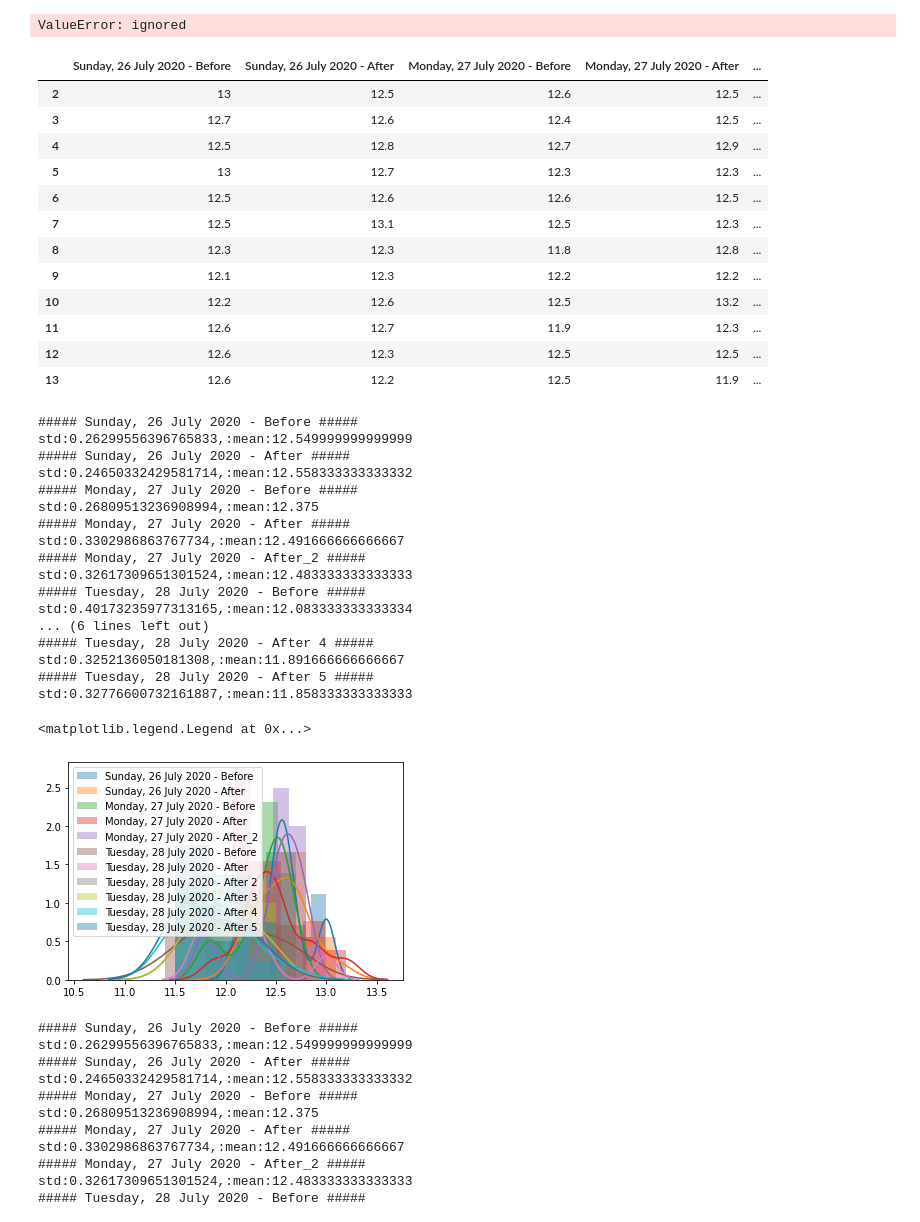
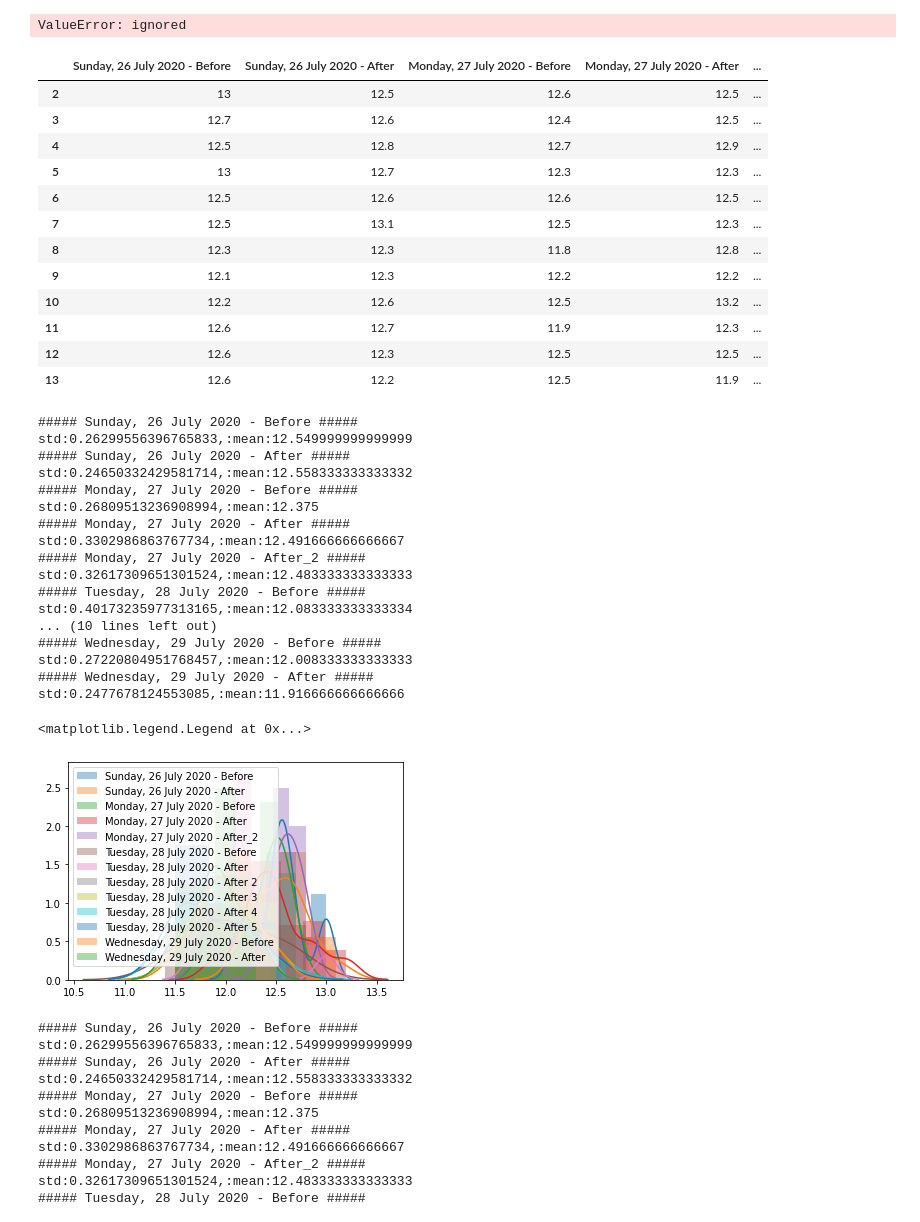
Before and after one commit to gwillig/data_analyse_friends_allergy, a Jupyter notebook: allergy.ipynb, the cells around one changed output. Drawn from its saved outputs; the diff is of its cells as text; code cells hidden in the pictures.

```diff
--- a/allergy.ipynb
+++ b/allergy.ipynb
@@ -324,7 +287,9 @@ gesamt={"2020-07-26_bevore":[14.5,15,15,13,14,13,13,11.5,11,15,14,14,14,13.5,13]
         "2020-07-27_bevore":[10.5,11,11,10.5,11,11,11,10.5,11,11.5,11,11],
         "2020-07-27_after":[9, 9.5, 8., 9.5, 10, 10, 10.5, 11, 10.5, 11, 10, 10.5 ],
         "2020-07-28_bevore":[10,10,11,11,11.5,11,11.5,10,12,11,11.5,11],
-        "2020-07-28_after":[9.5, 8, 9.5, 9.5, 9.5, 8.5, 8.5, 8, 8, 8., 8.5  ],
+        "2020-07-28_after":[9.5, 8, 9.5, 9.5, 9.5, 8.5, 8.5, 8, 8, 8., 8.5],
+        "2020-07-29_bevore":[10, 9, 10, 10.5, 9,10, 10, 9.5, 9.5, 9, 10, 9.5],
+        "2020-07-29_after":[10, 10.5, 9.5, 10, 9.5, 10, 9.5, 10,9, 9.5, 10, 10],
         }
 mean = np.mean(gesamt["2020-07-26_bevore"])
 std = np.std(gesamt["2020-07-26_bevore"])
@@ -438,45 +400,45 @@ df_exercise = df_exercise.rename(columns=df_exercise.iloc[0]).drop([0])
 df_exercise.head()
 
 # Visualize the data
-for el in list(df_proc_fin.loc[:,:"Tuesday, 28 July 2020 - After 5"].keys()):
+for el in list(df_proc_fin.loc[:,:"Wednesday, 29 July 2020 - After"].keys()):
   print(f"##### {el} #####")
   df_proc_fin[el] = df_proc_fin[el].astype(float)
   print(f"std:{np.std(df_proc_fin[el].values)},:mean:{np.mean(df_proc_fin[el].values)}")
   ax = sns.distplot(df_proc_fin[el].values,label=el)
 plt.legend()
 # %% [output]
 |  | Sunday, 26 July 2020 - Before | Sunday, 26 July 2020 - After | Monday, 27 July 2020 - Before | Monday, 27 July 2020 - After | ... |
 | 2 | 13 | 12.5 | 12.6 | 12.5 | ... |
 | 3 | 12.7 | 12.6 | 12.4 | 12.5 | ... |
 | 4 | 12.5 | 12.8 | 12.7 | 12.9 | ... |
 | 5 | 13 | 12.7 | 12.3 | 12.3 | ... |
 | 6 | 12.5 | 12.6 | 12.6 | 12.5 | ... |
 | 7 | 12.5 | 13.1 | 12.5 | 12.3 | ... |
 | 8 | 12.3 | 12.3 | 11.8 | 12.8 | ... |
 | 9 | 12.1 | 12.3 | 12.2 | 12.2 | ... |
 | 10 | 12.2 | 12.6 | 12.5 | 13.2 | ... |
 | 11 | 12.6 | 12.7 | 11.9 | 12.3 | ... |
 | 12 | 12.6 | 12.3 | 12.5 | 12.5 | ... |
 | 13 | 12.6 | 12.2 | 12.5 | 11.9 | ... |
 ##### Sunday, 26 July 2020 - Before #####
 std:0.26299556396765833,:mean:12.549999999999999
 ##### Sunday, 26 July 2020 - After #####
 std:0.24650332429581714,:mean:12.558333333333332
 ##### Monday, 27 July 2020 - Before #####
 std:0.26809513236908994,:mean:12.375
 ##### Monday, 27 July 2020 - After #####
 std:0.3302986863767734,:mean:12.491666666666667
 ##### Monday, 27 July 2020 - After_2 #####
 std:0.32617309651301524,:mean:12.483333333333333
 ##### Tuesday, 28 July 2020 - Before #####
 std:0.40173235977313165,:mean:12.083333333333334
-... (6 lines left out)
-##### Tuesday, 28 July 2020 - After 4 #####
-std:0.3252136050181308,:mean:11.891666666666667
-##### Tuesday, 28 July 2020 - After 5 #####
-std:0.32776600732161887,:mean:11.858333333333333
+... (10 lines left out)
+##### Wednesday, 29 July 2020 - Before #####
+std:0.27220804951768457,:mean:12.008333333333333
+##### Wednesday, 29 July 2020 - After #####
+std:0.2477678124553085,:mean:11.916666666666666
 <matplotlib.legend.Legend at 0x...>
-[figure, old version]
+[figure, new version]
 # %%
 import datetime
 from datetime import date
```
Also changed, not shown: parts of 6 cells of this notebook.
